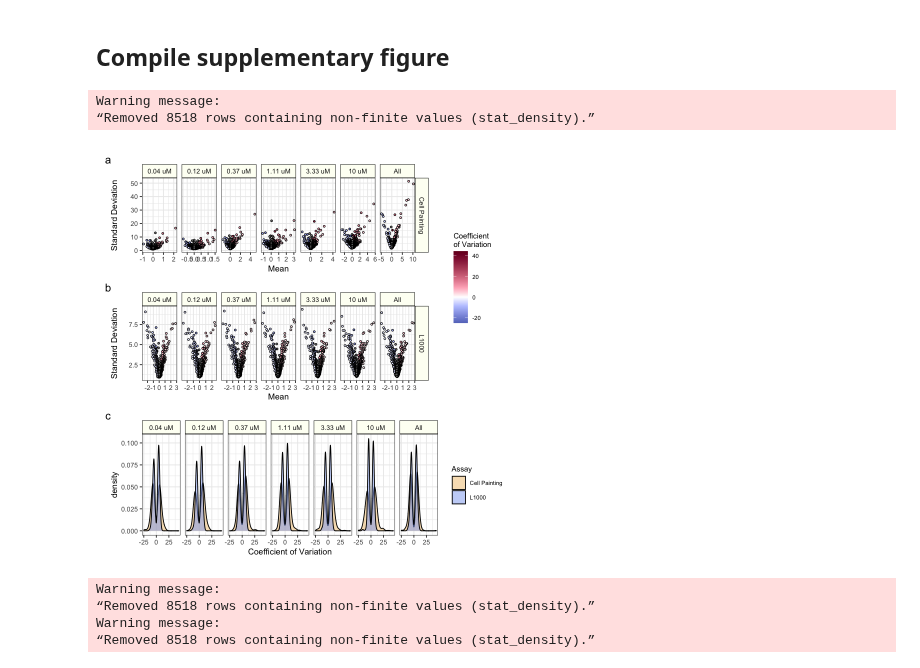
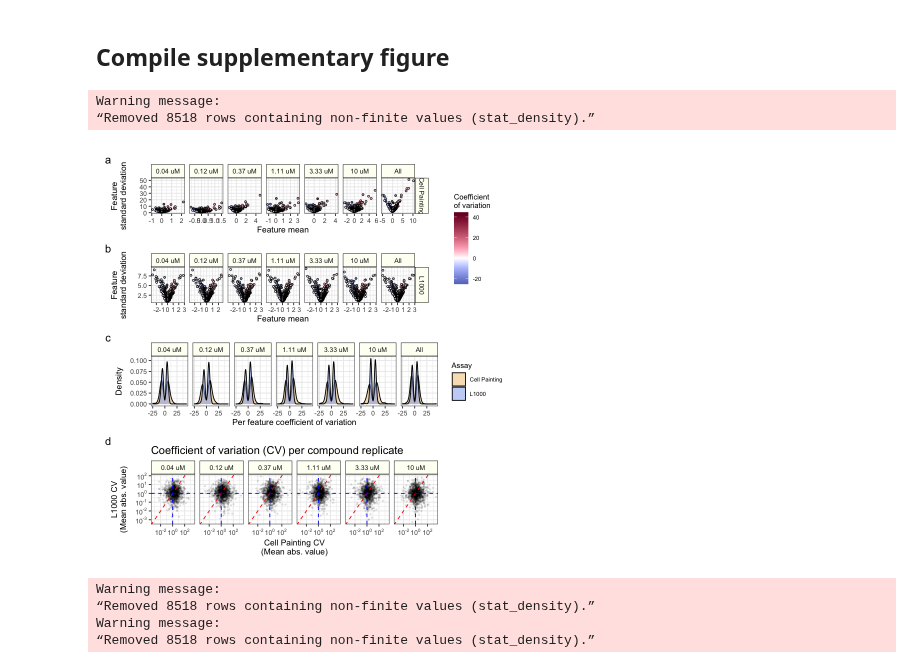
Before and after one commit to broadinstitute/lincs-profiling-complementarity, a Jupyter notebook: 6.paper_figures/coefficient_of_variation_supfig.ipynb, the cells around one changed output. Saved outputs shown, nothing was run; the diff lists cells and outputs as text; code cells hidden in the pictures.

Commit message:
add per replicate cv panel d

```diff
--- a/6.paper_figures/coefficient_of_variation_supfig.ipynb
+++ b/6.paper_figures/coefficient_of_variation_supfig.ipynb
@@ -88,10 +129,10 @@ panel_b_gg = (
     + geom_point(aes(x = mean, y = stddev, fill = cv_cutoff), shape = 21, size = 0.8)
     + figure_theme
     + facet_grid("dataset~dose", scales = "free")
-    + xlab("Mean")
-    + ylab("Standard Deviation")
+    + xlab("Feature mean")
+    + ylab("Feature\nstandard deviation")
     + colorspace::scale_fill_continuous_diverging(
-        name="Coefficient\nof Variation", limits = color_limits, l1 = 20, l2 = 100, p1 = 0.3, p2 = 0.9
+        name="Coefficient\nof variation", limits = color_limits, l1 = 20, l2 = 100, p1 = 0.3, p2 = 0.9
     )
 )
 # %%
@@ -100,6 +141,32 @@ panel_c_gg <- (
     + geom_density(aes(fill = dataset), alpha = 0.5)
     + figure_theme
     + facet_grid("~dose")
-    + xlab("Coefficient of Variation")
+    + xlab("Per feature coefficient of variation")
+    + ylab("Density")
     + scale_fill_manual("Assay", values = assay_colors)
 )
+# %%
+panel_d_gg <- (
+    ggplot(cv_replicate_df, aes(x = cv_mean_cp_abs, y = cv_mean_l1000_abs))
+    + geom_point(size = 0.5, alpha = 0.1)
+    + facet_grid("~dose")
+    + scale_y_continuous(
+        trans='log10',
+        breaks=scales::trans_breaks('log10', function(x) 10^x),
+        labels=scales::trans_format('log10', scales::math_format(10^.x))
+    )
+    + scale_x_continuous(
+        trans='log10',
+        breaks=scales::trans_breaks('log10', function(x) 10^x),
+        labels=scales::trans_format('log10', scales::math_format(10^.x))
+    )
+    + figure_theme
+    + ggtitle("Coefficient of variation (CV) per compound replicate")
+    + geom_abline(intercept = 0, slope = 1, linetype = "dashed", color = "red")
+    + geom_hline(yintercept = 10^0, linetype = "dashed", color = "blue")
+    + geom_vline(xintercept = 10^0, linetype = "dashed", color = "blue")
+    + xlab("Cell Painting CV\n(Mean abs. value)")
+    + ylab("L1000 CV\n(Mean abs. value)")
+)
+
+panel_d_gg
@@ -109,30 +178,33 @@ legend <- cowplot::get_legend(panel_a_gg)
 panel_a_gg <- panel_a_gg + theme(legend.position = "none") + labs(tag = "a")
 panel_b_gg <- panel_b_gg + theme(legend.position = "none") + labs(tag = "b")
 panel_c_gg <- panel_c_gg + labs(tag = "c")
+panel_d_gg <- panel_d_gg + labs(tag = "d")
 # %% [markdown]
 ## Compile supplementary figure
 # %%
 cv_supfig_gg <- (
     (
         (
             (
                 panel_a_gg /
                 panel_b_gg
             ) | (
                 legend
             )
         ) + plot_layout(widths = c(1, 0.001))
     )
     / (
         panel_c_gg
+    ) / (
+        panel_d_gg
     )
-) + plot_layout(heights = c(1, 0.5))
+) + plot_layout(heights = c(1, 0.4, 0.4))
 
 cv_supfig_gg
 # %% [output]
 Warning message:
 “Removed 8518 rows containing non-finite values (stat_density).”
-[figure, old version]
+[figure, new version]
 # %%
 for (extension in extensions) {
     output_file <- paste0(output_figure_base, extension)
```
Also changed, not shown: parts of 6 cells of this notebook, 3 other files.
